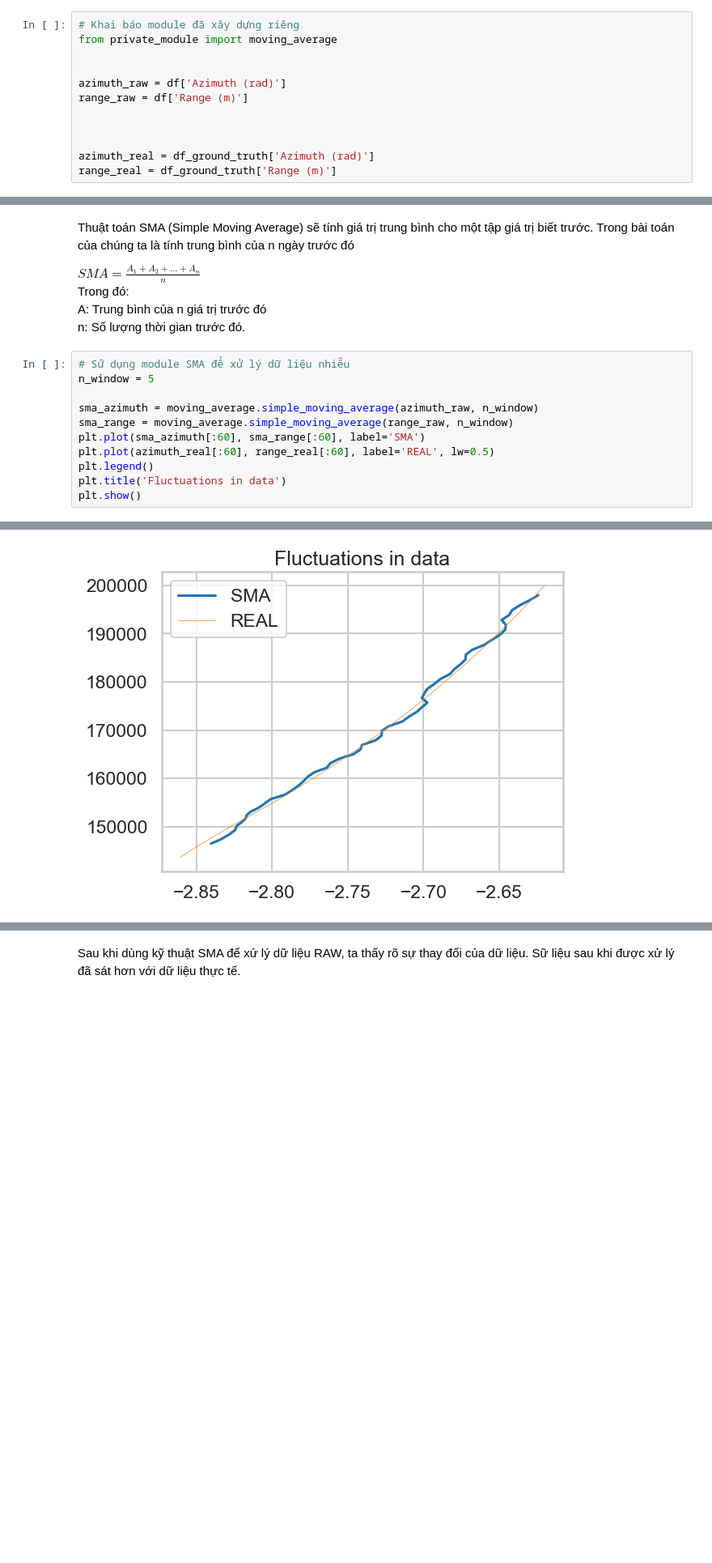
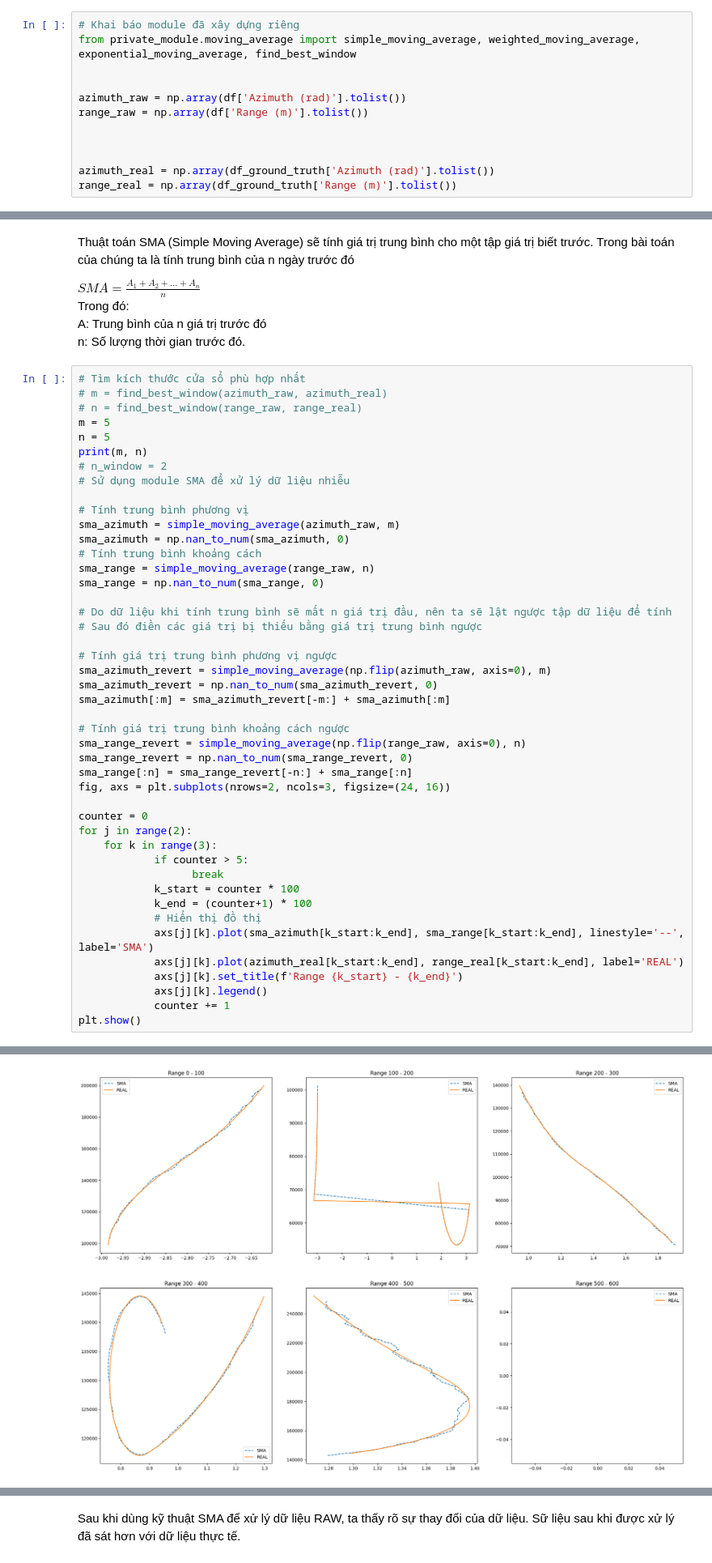
Before and after one commit to duyanh213-ml/radar_analysis, a Jupyter notebook: analysis_radar_data.ipynb, the cells around one changed output, grey strips where cells are left out. Shown: that part at 81% size. Cells and saved outputs as stored; diff of their text form; blank space fills up the shorter version.

```diff
--- a/analysis_radar_data.ipynb
+++ b/analysis_radar_data.ipynb
@@ -255,13 +258,13 @@ Năm dòng đầu tiên của bộ dữ liệu measData:
 4          40      -2.632184  195866.9197          120       1.049056
 # %%
 # Khai báo module đã xây dựng riêng
-from private_module import moving_average
+from private_module.moving_average import simple_moving_average, weighted_moving_average, exponential_moving_average, find_best_window
 
 
-azimuth_raw = df['Azimuth (rad)']
-range_raw = df['Range (m)']
+azimuth_raw = np.array(df['Azimuth (rad)'].tolist())
+range_raw = np.array(df['Range (m)'].tolist())
 
 
 
-azimuth_real = df_ground_truth['Azimuth (rad)']
-range_real = df_ground_truth['Range (m)']
+azimuth_real = np.array(df_ground_truth['Azimuth (rad)'].tolist())
+range_real = np.array(df_ground_truth['Range (m)'].tolist())
@@ -289,14 +337,48 @@ Trong đó:
 A: Trung bình của n giá trị trước đó
 n: Số lượng thời gian trước đó.
 # %%
+# Tìm kích thước cửa sổ phù hợp nhất
+# m = find_best_window(azimuth_raw, azimuth_real)
+# n = find_best_window(range_raw, range_real)
+m = 5
+n = 5
+print(m, n)
+# n_window = 2
 # Sử dụng module SMA để xử lý dữ liệu nhiễu
-n_window = 5
 
-sma_azimuth = moving_average.simple_moving_average(azimuth_raw, n_window)
-sma_range = moving_average.simple_moving_average(range_raw, n_window)
-plt.plot(sma_azimuth[:60], sma_range[:60], label='SMA')
-plt.plot(azimuth_real[:60], range_real[:60], label='REAL', lw=0.5)
-plt.legend()
-plt.title('Fluctuations in data')
+# Tính trung bình phương vị
+sma_azimuth = simple_moving_average(azimuth_raw, m)
+sma_azimuth = np.nan_to_num(sma_azimuth, 0)
+# Tính trung bình khoảng cách
+sma_range = simple_moving_average(range_raw, n)
+sma_range = np.nan_to_num(sma_range, 0)
+
+# Do dữ liệu khi tính trung bình sẽ mất n giá trị đầu, nên ta sẽ lật ngược tập dữ liệu để tính
+# Sau đó điền các giá trị bị thiếu bằng giá trị trung bình ngược
+
+# Tính giá trị trung bình phương vị ngược
+sma_azimuth_revert = simple_moving_average(np.flip(azimuth_raw, axis=0), m)
+sma_azimuth_revert = np.nan_to_num(sma_azimuth_revert, 0)
+sma_azimuth[:m] = sma_azimuth_revert[-m:] + sma_azimuth[:m]
+
+# Tính giá trị trung bình khoảng cách ngược
+sma_range_revert = simple_moving_average(np.flip(range_raw, axis=0), n)
+sma_range_revert = np.nan_to_num(sma_range_revert, 0)
+sma_range[:n] = sma_range_revert[-n:] + sma_range[:n]
+fig, axs = plt.subplots(nrows=2, ncols=3, figsize=(24, 16))
+
+counter = 0
+for j in range(2):
+    for k in range(3):
+            if counter > 5:
+                  break
+            k_start = counter * 100
+            k_end = (counter+1) * 100
+            # Hiển thị đồ thị
+            axs[j][k].plot(sma_azimuth[k_start:k_end], sma_range[k_start:k_end], linestyle='--', label='SMA')
+            axs[j][k].plot(azimuth_real[k_start:k_end], range_real[k_start:k_end], label='REAL')
+            axs[j][k].set_title(f'Range {k_start} - {k_end}')
+            axs[j][k].legend()
+            counter += 1
 plt.show()
 # %% [output]
@@ -303 +386 @@ plt.show()
-[figure, old version]
+[figure, new version]
```
Also changed, not shown: parts of 24 cells of this notebook, 1 other file.
